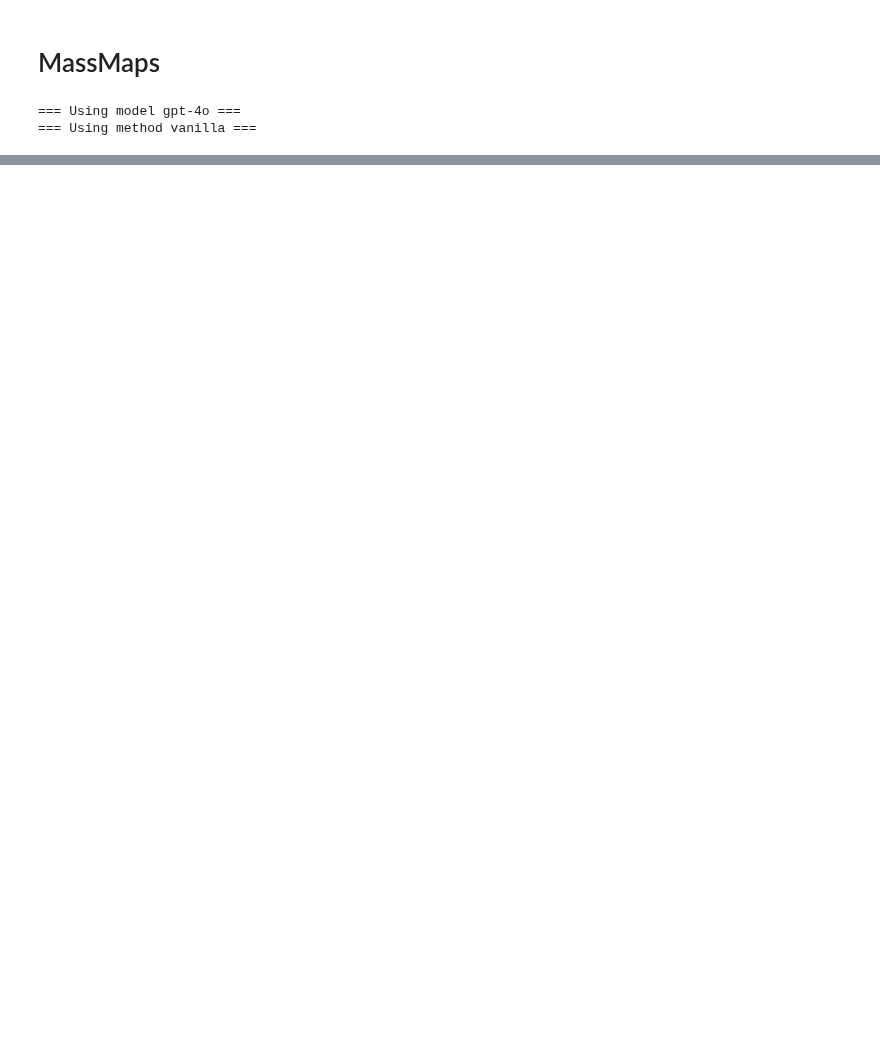
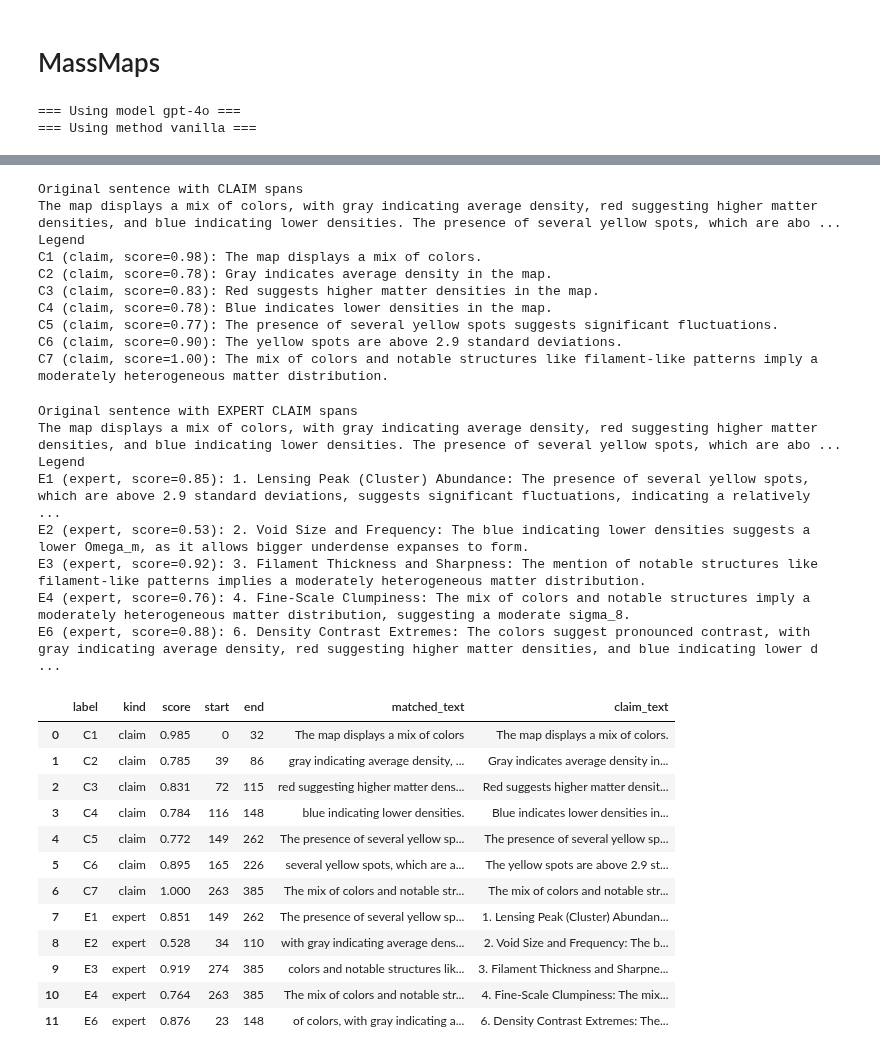
Before and after one commit to BrachioLab/FIX-2, a Jupyter notebook: notebooks/claim_decomposition_expert/massmaps_claim_decomposition_expert.ipynb, the cells around one changed output, grey strips where cells are left out. Saved outputs shown, nothing was run; the diff lists cells and outputs as text; code cells hidden in the pictures; blank space fills up the shorter version.

Commit message:
Update new claim decomposition example

```diff
--- a/notebooks/claim_decomposition_expert/massmaps_claim_decomposition_expert.ipynb
+++ b/notebooks/claim_decomposition_expert/massmaps_claim_decomposition_expert.ipynb
@@ -214,5 +554,8 @@ The distribution and intensity of underdense and overdense regions imply moderat
 # %%
 di = 2
+print('===== LLM EXPLANATION =====')
+print(new_results[di].llm_explanation)
+
 print('===== CLAIMS =====')
 for claim in new_results[di].claims:
     print(claim)
@@ -220,4 +563,30 @@ for claim in new_results[di].claims:
 print('===== EXPERT CLAIMS =====')
 for claim in new_results[di].expert_claims:
     print(claim)
+
+# === Example usage (unchanged) ===
+original = new_results[di].llm_explanation
+claims = list(new_results[di].claims)
+expert_claims = [str(x) for x in new_results[di].expert_claims]
+
+# Tune min_ratio to control match strictness
+claim_matches  = match_spans(original, claims, kind="claim",  min_ratio=0.6, prefix="C")
+expert_matches = match_spans(original, expert_claims, kind="expert", min_ratio=0.6, prefix="E")
+
+palette_claims  = ["#4e79a7", "#f28e2b", "#e15759", "#76b7b2", "#59a14f", "#edc948", "#b07aa1", "#ff9da7", "#9c755f", "#bab0ab"]
+palette_experts = ["#3b82f6", "#22c55e", "#ef4444", "#a855f7", "#06b6d4", "#eab308", "#f97316", "#84cc16", "#f43f5e", "#14b8a6"]
+
+html_claims  = render_highlights(original, claim_matches,  palette_claims,  title="Original sentence with CLAIM spans")
+html_experts = render_highlights(original, expert_matches, palette_experts, title="Original sentence with EXPERT CLAIM spans")
+
+if _HAS_IPY:
+    display(HTML(html_claims))
+    display(HTML(html_experts))
+    display(matches_to_df(claim_matches + expert_matches, original))
+else:
+    print(html_claims)
+    print("\n" + "="*80 + "\n")
+    print(html_experts)
+    print("\nMatch table (CSV):\n")
+    print(matches_to_df(claim_matches + expert_matches, original).to_csv(index=False))
 # %% [output]
@@ -238,0 +611,31 @@ The mix of colors and notable structures like filament-like patterns imply a mod
+Original sentence with CLAIM spans
+The map displays a mix of colors, with gray indicating average density, red suggesting higher matter densities, and blue indicating lower densities. The presence of several yellow spots, which are abo ...
+Legend
+C1 (claim, score=0.98): The map displays a mix of colors.
+C2 (claim, score=0.78): Gray indicates average density in the map.
+C3 (claim, score=0.83): Red suggests higher matter densities in the map.
+C4 (claim, score=0.78): Blue indicates lower densities in the map.
+C5 (claim, score=0.77): The presence of several yellow spots suggests significant fluctuations.
+C6 (claim, score=0.90): The yellow spots are above 2.9 standard deviations.
+C7 (claim, score=1.00): The mix of colors and notable structures like filament-like patterns imply a moderately heterogeneous matter distribution.
+Original sentence with EXPERT CLAIM spans
+The map displays a mix of colors, with gray indicating average density, red suggesting higher matter densities, and blue indicating lower densities. The presence of several yellow spots, which are abo ...
+Legend
+E1 (expert, score=0.85): 1. Lensing Peak (Cluster) Abundance: The presence of several yellow spots, which are above 2.9 standard deviations, suggests significant fluctuations, indicating a relatively  ...
+E2 (expert, score=0.53): 2. Void Size and Frequency: The blue indicating lower densities suggests a lower Omega_m, as it allows bigger underdense expanses to form.
+E3 (expert, score=0.92): 3. Filament Thickness and Sharpness: The mention of notable structures like filament-like patterns implies a moderately heterogeneous matter distribution.
+E4 (expert, score=0.76): 4. Fine-Scale Clumpiness: The mix of colors and notable structures imply a moderately heterogeneous matter distribution, suggesting a moderate sigma_8.
+E6 (expert, score=0.88): 6. Density Contrast Extremes: The colors suggest pronounced contrast, with gray indicating average density, red suggesting higher matter densities, and blue indicating lower d ...
+|  | label | kind | score | start | end | matched_text | claim_text |
+| 0 | C1 | claim | 0.985 | 0 | 32 | The map displays a mix of colors | The map displays a mix of colors. |
+| 1 | C2 | claim | 0.785 | 39 | 86 | gray indicating average density, ... | Gray indicates average density in... |
+| 2 | C3 | claim | 0.831 | 72 | 115 | red suggesting higher matter dens... | Red suggests higher matter densit... |
+| 3 | C4 | claim | 0.784 | 116 | 148 | blue indicating lower densities. | Blue indicates lower densities in... |
+| 4 | C5 | claim | 0.772 | 149 | 262 | The presence of several yellow sp... | The presence of several yellow sp... |
+| 5 | C6 | claim | 0.895 | 165 | 226 | several yellow spots, which are a... | The yellow spots are above 2.9 st... |
+| 6 | C7 | claim | 1.000 | 263 | 385 | The mix of colors and notable str... | The mix of colors and notable str... |
+| 7 | E1 | expert | 0.851 | 149 | 262 | The presence of several yellow sp... | 1. Lensing Peak (Cluster) Abundan... |
+| 8 | E2 | expert | 0.528 | 34 | 110 | with gray indicating average dens... | 2. Void Size and Frequency: The b... |
+| 9 | E3 | expert | 0.919 | 274 | 385 | colors and notable structures lik... | 3. Filament Thickness and Sharpne... |
+| 10 | E4 | expert | 0.764 | 263 | 385 | The mix of colors and notable str... | 4. Fine-Scale Clumpiness: The mix... |
+| 11 | E6 | expert | 0.876 | 23 | 148 | of colors, with gray indicating a... | 6. Density Contrast Extremes: The... |
```
Also changed, not shown: parts of 5 cells of this notebook, 1 other file.
